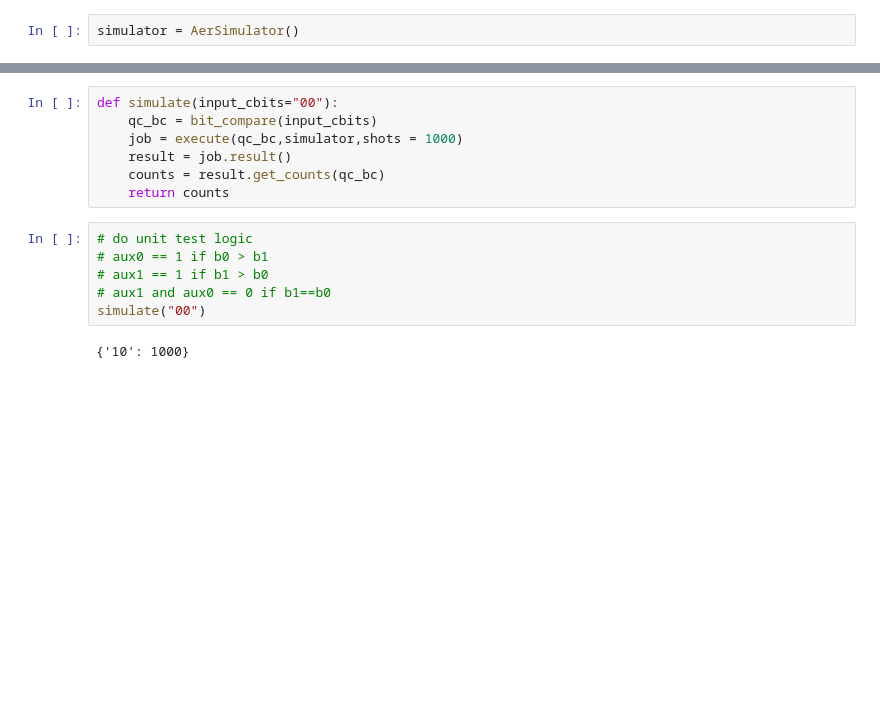
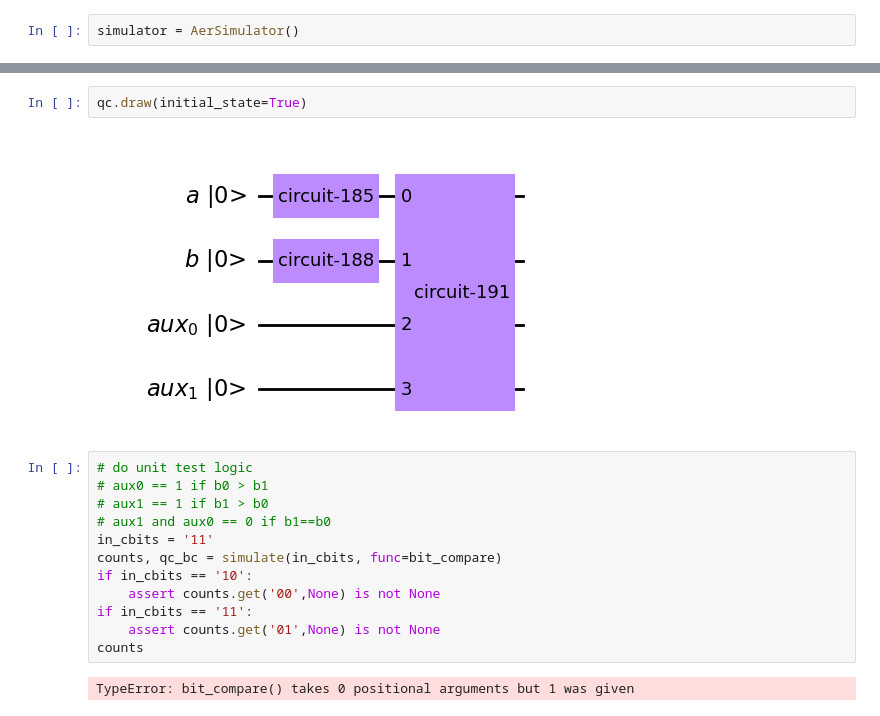
Before and after one commit to jean-kunz/quantum_lab, a Jupyter notebook: comparator.ipynb, the cells around one changed output, grey strips where cells are left out. Cells and saved outputs as stored; diff of their text form; blank space fills up the shorter version.

```diff
--- a/comparator.ipynb
+++ b/comparator.ipynb
@@ -44,15 +78,18 @@ qc_bc.draw()
-# %%
-def simulate(input_cbits="00"):
-    qc_bc = bit_compare(input_cbits)
-    job = execute(qc_bc,simulator,shots = 1000)
-    result = job.result()
-    counts = result.get_counts(qc_bc)
-    return counts
+# %%
+qc.draw(initial_state=True)
+# %% [output]
+[figure, added]
 # %%
 # do unit test logic
 # aux0 == 1 if b0 > b1
 # aux1 == 1 if b1 > b0
 # aux1 and aux0 == 0 if b1==b0
-simulate("00")
+in_cbits = '11'
+counts, qc_bc = simulate(in_cbits, func=bit_compare)
+if in_cbits == '10':
+    assert counts.get('00',None) is not None
+if in_cbits == '11':
+    assert counts.get('01',None) is not None
+counts
 # %% [output]
-{'10': 1000}
+TypeError: bit_compare() takes 0 positional arguments but 1 was given
```
Also changed, not shown: parts of 3 cells of this notebook.
